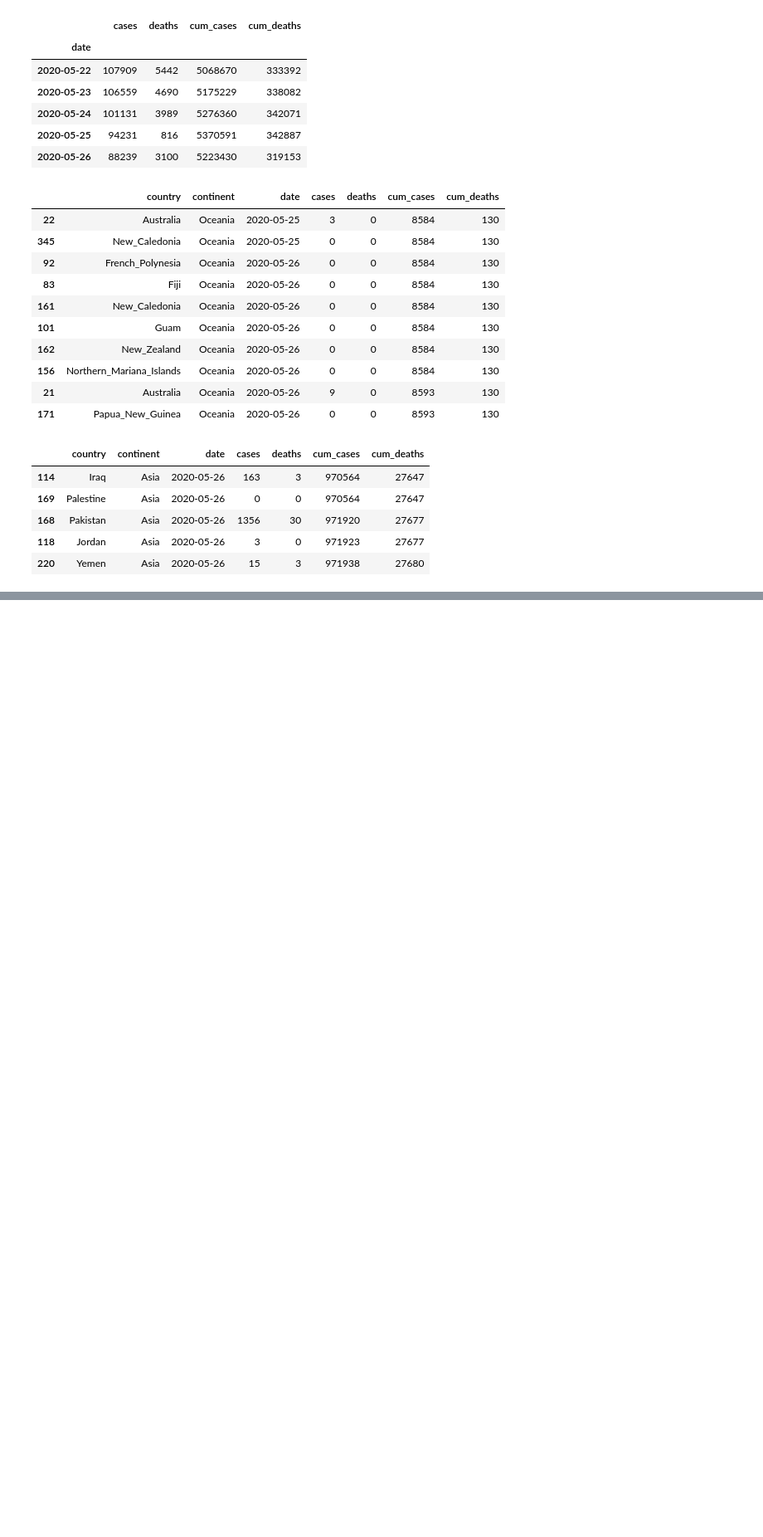
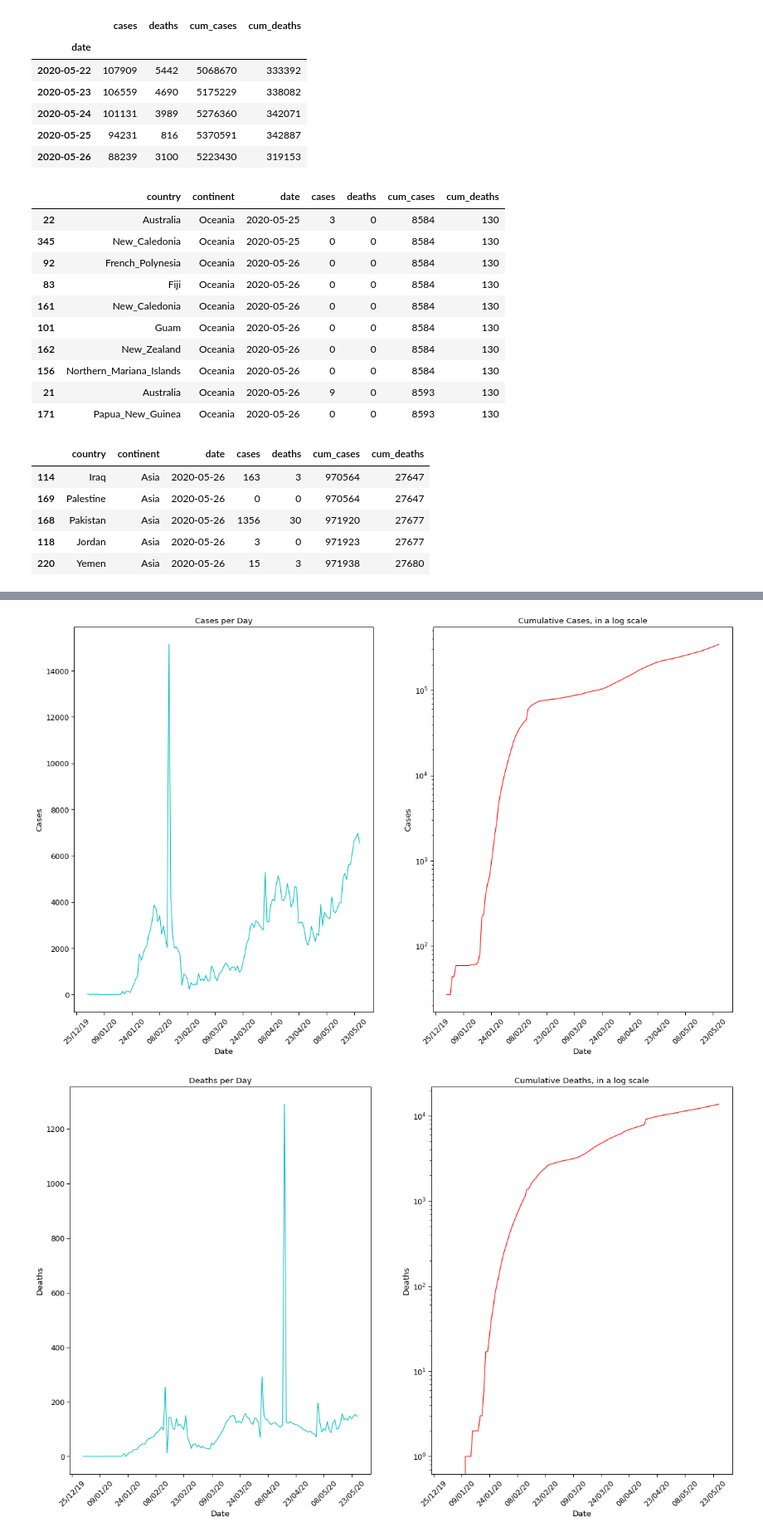
Before and after one commit to cardox6/cc19, a Jupyter notebook: notebook/cc19..ipynb, the cells around one changed output, grey strips where cells are left out. Shown at 83% size. Saved outputs shown, nothing was run; the diff lists cells and outputs as text; code cells hidden in the pictures; blank space fills up the shorter version.

```diff
--- a/notebook/cc19..ipynb
+++ b/notebook/cc19..ipynb
@@ -223,0 +240,9 @@ df_oceania = df_cum_continent[df_cum_continent["continent"] == "Oceania"].groupb
+# %%
+#Desktop - Asia Cases
+charts("cases", df_asia, "Case")
+plt.savefig('asia_cases.png', dpi=300)
+charts("deaths", df_asia, "Death")
+plt.savefig('asia_deaths.png', dpi=300)
+# %% [output]
+[figure, added]
+[figure, added]
```
Also changed, not shown: parts of 19 cells of this notebook, 28 other files.
